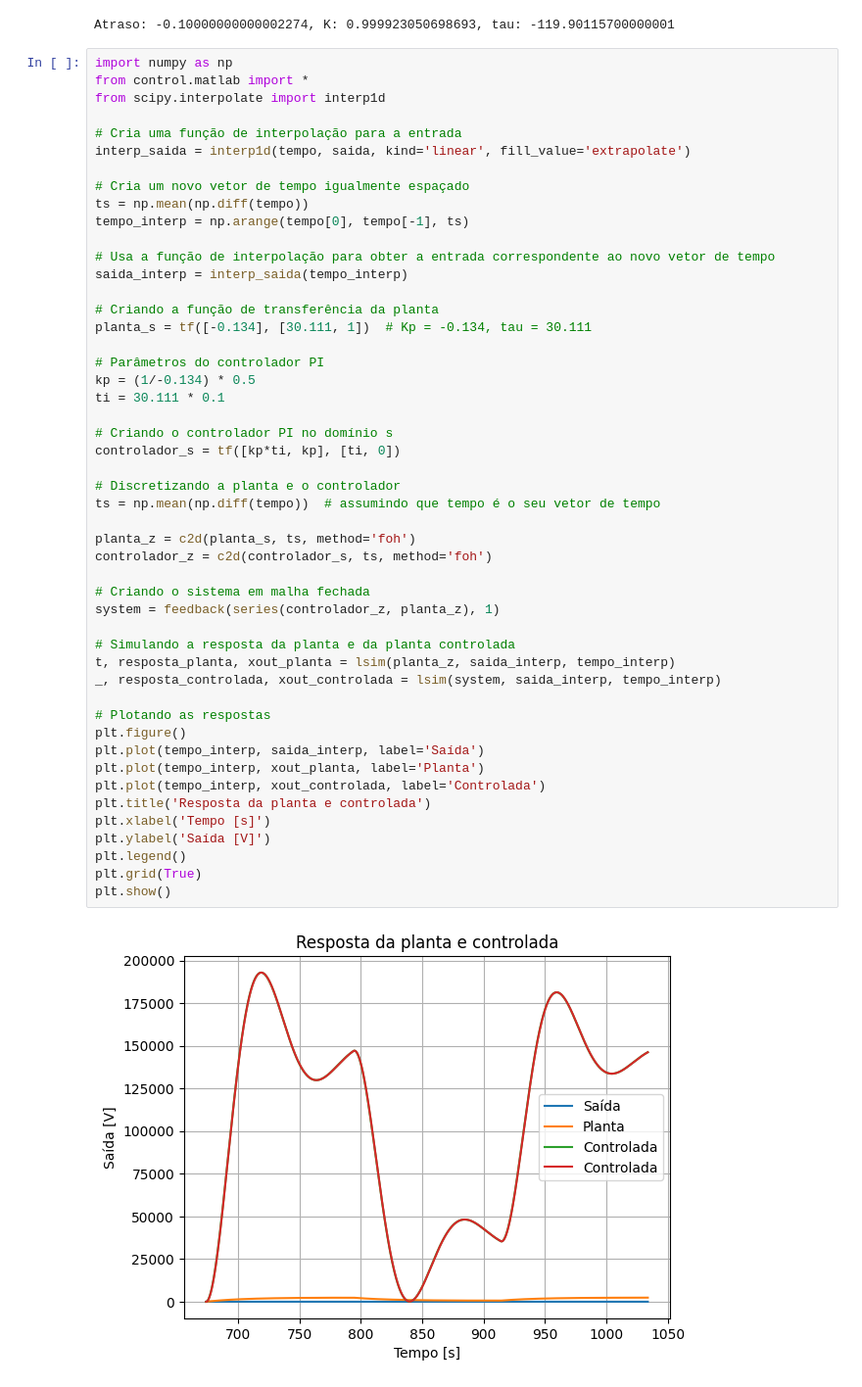
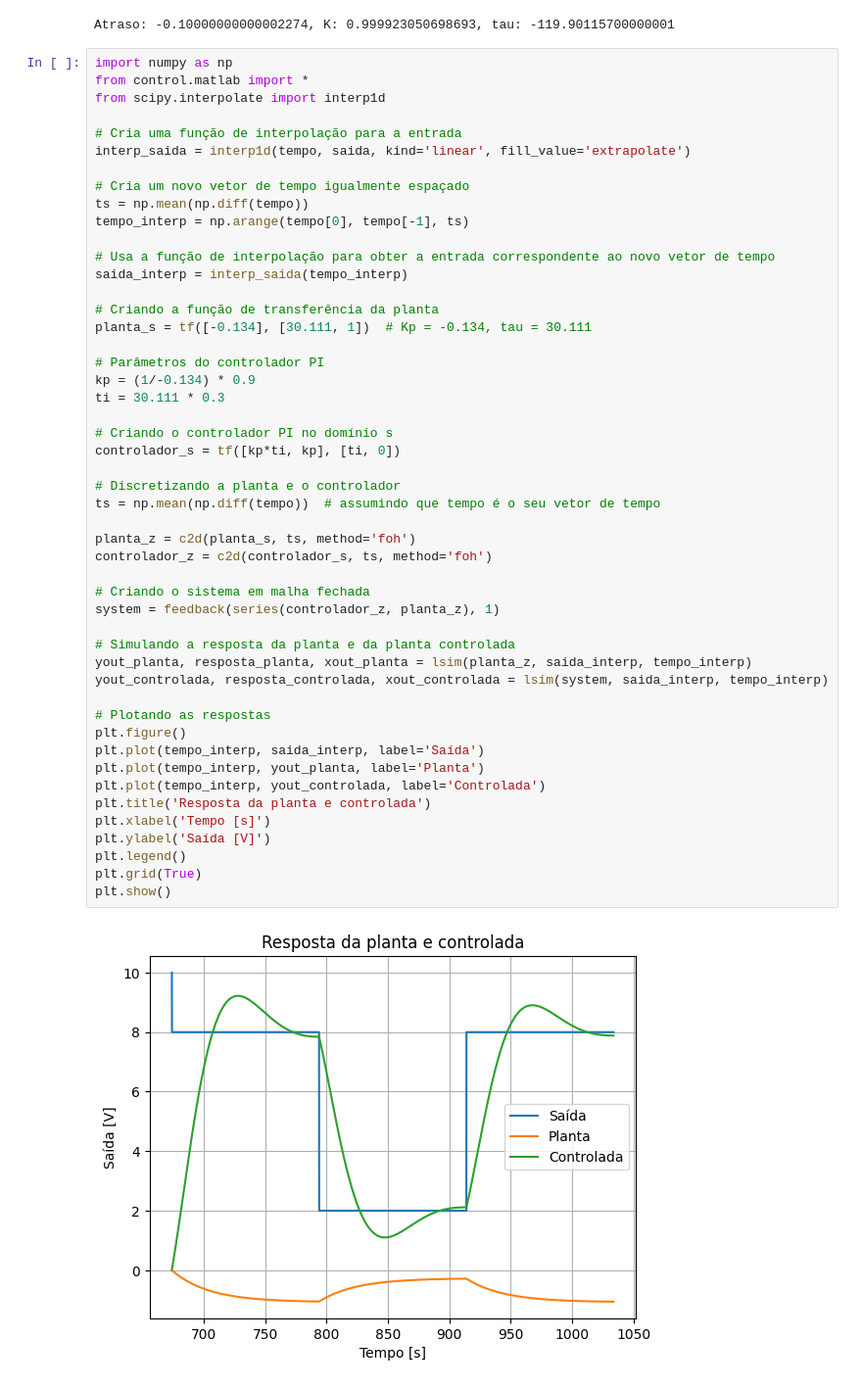
Before and after one commit to pedroivovasconcelos/laboratorio_de_controle_ii_chuveiro, a Jupyter notebook: control_calculator/Untitled3.ipynb, the cells around one changed output. Shown: that part at 98% size. Saved outputs shown, nothing was run; the diff lists cells and outputs as text.

```diff
--- a/control_calculator/Untitled3.ipynb
+++ b/control_calculator/Untitled3.ipynb
@@ -139,37 +139,37 @@ saida_interp = interp_saida(tempo_interp)
 
 # Criando a função de transferência da planta
 planta_s = tf([-0.134], [30.111, 1])  # Kp = -0.134, tau = 30.111
 
 # Parâmetros do controlador PI
-kp = (1/-0.134) * 0.5
-ti = 30.111 * 0.1
+kp = (1/-0.134) * 0.9
+ti = 30.111 * 0.3
 
 # Criando o controlador PI no domínio s
 controlador_s = tf([kp*ti, kp], [ti, 0])
 
 # Discretizando a planta e o controlador
 ts = np.mean(np.diff(tempo))  # assumindo que tempo é o seu vetor de tempo
 
 planta_z = c2d(planta_s, ts, method='foh')
 controlador_z = c2d(controlador_s, ts, method='foh')
 
 # Criando o sistema em malha fechada
 system = feedback(series(controlador_z, planta_z), 1)
 
 # Simulando a resposta da planta e da planta controlada
-t, resposta_planta, xout_planta = lsim(planta_z, saida_interp, tempo_interp)
-_, resposta_controlada, xout_controlada = lsim(system, saida_interp, tempo_interp)
+yout_planta, resposta_planta, xout_planta = lsim(planta_z, saida_interp, tempo_interp)
+yout_controlada, resposta_controlada, xout_controlada = lsim(system, saida_interp, tempo_interp)
 
 # Plotando as respostas
 plt.figure()
 plt.plot(tempo_interp, saida_interp, label='Saída')
-plt.plot(tempo_interp, xout_planta, label='Planta')
-plt.plot(tempo_interp, xout_controlada, label='Controlada')
+plt.plot(tempo_interp, yout_planta, label='Planta')
+plt.plot(tempo_interp, yout_controlada, label='Controlada')
 plt.title('Resposta da planta e controlada')
 plt.xlabel('Tempo [s]')
 plt.ylabel('Saída [V]')
 plt.legend()
 plt.grid(True)
 plt.show()
 # %% [output]
-[figure, old version]
+[figure, new version]
```
